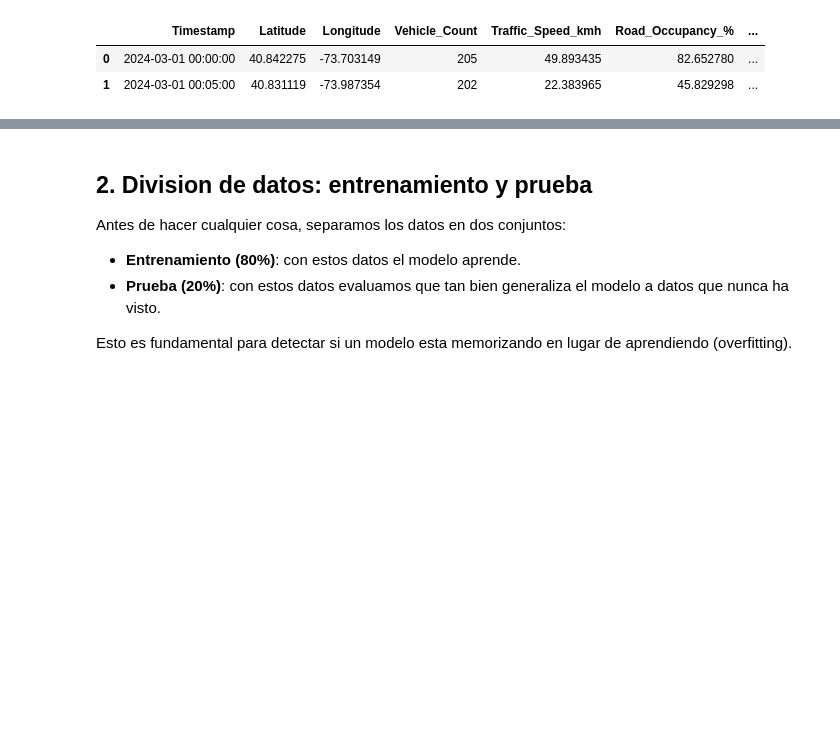
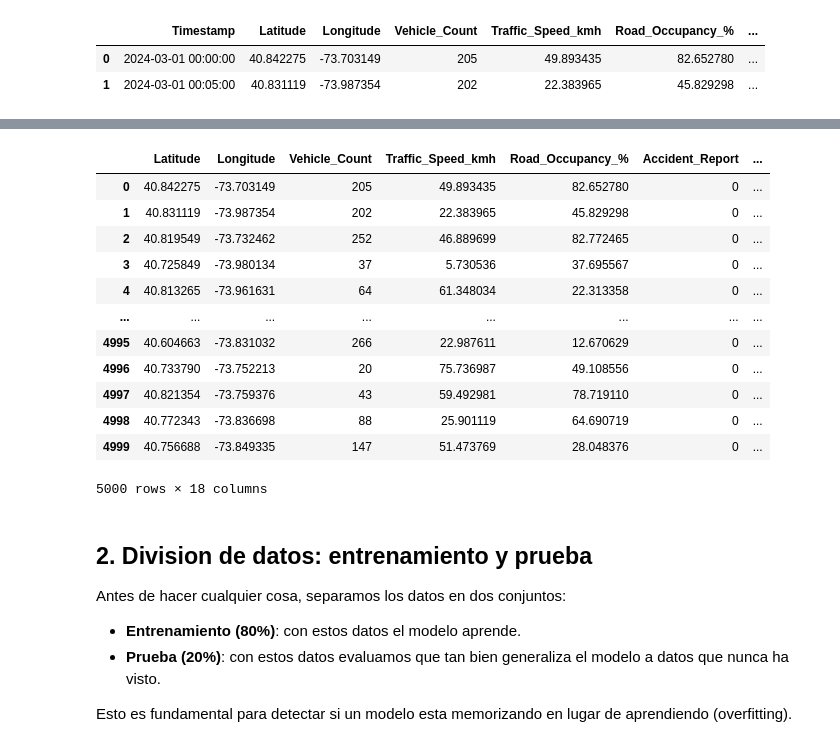
Before and after one commit to dcarolinaleguizamon-collab/Smart_Mobility_Traffic_DCLR, a Jupyter notebook: smart_mobility_analysis.ipynb, the cells around one changed output, grey strips where cells are left out. Cells and saved outputs as stored; diff of their text form; code cells hidden in the pictures; blank space fills up the shorter version.

```diff
--- a/smart_mobility_analysis.ipynb
+++ b/smart_mobility_analysis.ipynb
@@ -149,3 +146,26 @@ df.head(2)
+# %%
+df.drop("Timestamp", axis=1, inplace=True)
+# %%
+df = pd.get_dummies(df, drop_first=False)
+# %%
+X = df.drop(columns = "Traffic_Condition")
+y = df["Traffic_Condition"]
+# %%
+X
+# %% [output]
+|  | Latitude | Longitude | Vehicle_Count | Traffic_Speed_kmh | Road_Occupancy_% | Accident_Report | ... |
+| 0 | 40.842275 | -73.703149 | 205 | 49.893435 | 82.652780 | 0 | ... |
+| 1 | 40.831119 | -73.987354 | 202 | 22.383965 | 45.829298 | 0 | ... |
+| 2 | 40.819549 | -73.732462 | 252 | 46.889699 | 82.772465 | 0 | ... |
+| 3 | 40.725849 | -73.980134 | 37 | 5.730536 | 37.695567 | 0 | ... |
+| 4 | 40.813265 | -73.961631 | 64 | 61.348034 | 22.313358 | 0 | ... |
+| ... | ... | ... | ... | ... | ... | ... | ... |
+| 4995 | 40.604663 | -73.831032 | 266 | 22.987611 | 12.670629 | 0 | ... |
+| 4996 | 40.733790 | -73.752213 | 20 | 75.736987 | 49.108556 | 0 | ... |
+| 4997 | 40.821354 | -73.759376 | 43 | 59.492981 | 78.719110 | 0 | ... |
+| 4998 | 40.772343 | -73.836698 | 88 | 25.901119 | 64.690719 | 0 | ... |
+| 4999 | 40.756688 | -73.849335 | 147 | 51.473769 | 28.048376 | 0 | ... |
+5000 rows × 18 columns
 # %% [markdown]
 ## 2. Division de datos: entrenamiento y prueba
 
```
Also changed, not shown: parts of 4 cells of this notebook.
